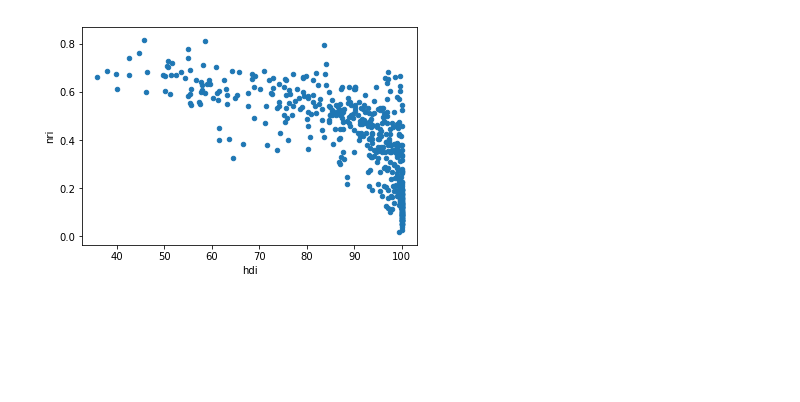
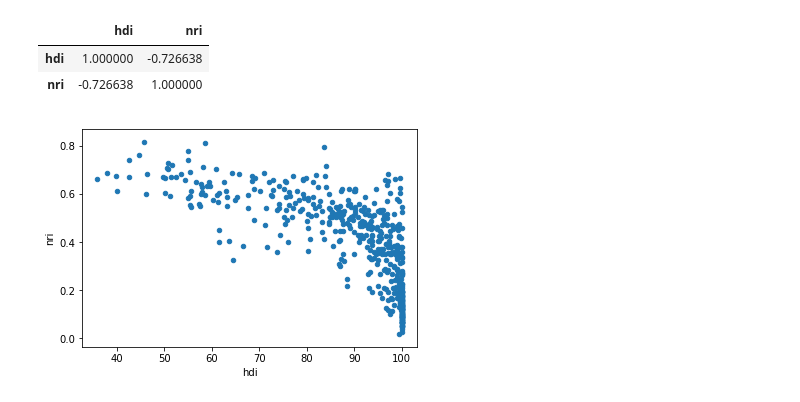
Before and after one commit to rupalimayekar/WaterIsWet, a Jupyter notebook: src/testing sql.ipynb, the cells around one changed output. Saved outputs shown, nothing was run; the diff lists cells and outputs as text; code cells hidden in the pictures; blank space fills up the shorter version.

```diff
--- a/src/testing sql.ipynb
+++ b/src/testing sql.ipynb
@@ -18,9 +18,14 @@ session=Session(engine)
 conn = engine.connect()
 # %%
 conn = engine.connect()
-data = conn.execute('SELECT country, water_stress, gii FROM Aquastat').fetchall()
+data = conn.execute('SELECT country, perc_safe_water, gii FROM Aquastat').fetchall()
 df = pd.DataFrame().from_records(data,columns=[['country', 'hdi','nri']])
 df2 = df.groupby('country').mean().reset_index()
+df2.corr()
+# %% [output]
+|  | hdi | nri |
+| hdi | 1.000000 | -0.726638 |
+| nri | -0.726638 | 1.000000 |
 # %%
 d = {}
 for a, b, c in data:
```
Also changed, not shown: 4 other files.
